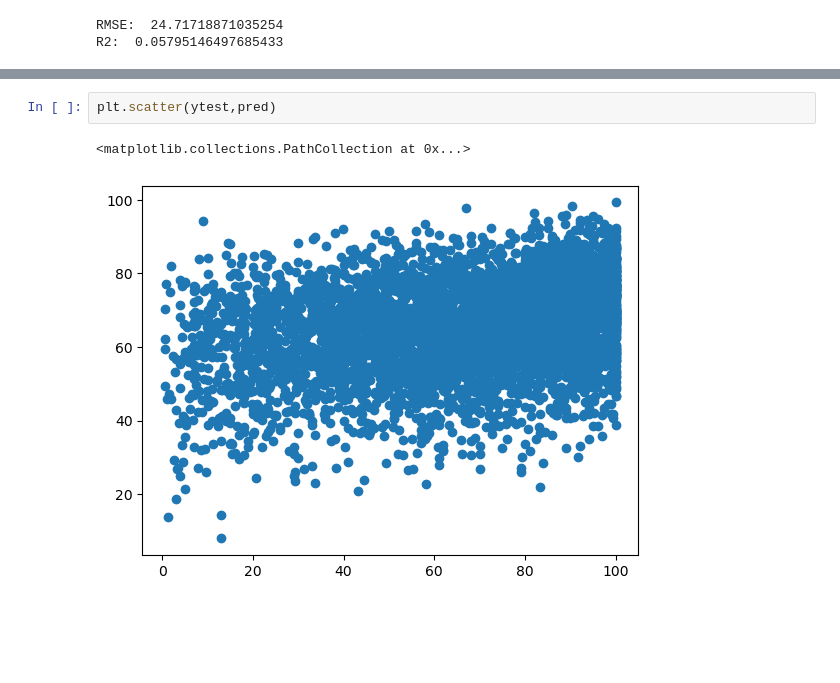
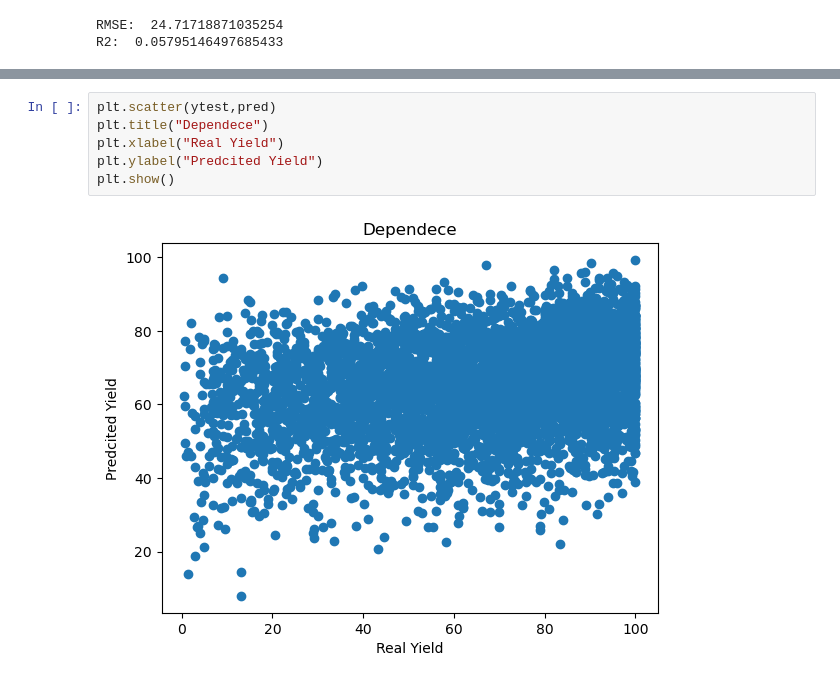
Before and after one commit to MountU0/pict, a Jupyter notebook: model/baseline.ipynb, the cells around one changed output, grey strips where cells are left out. Drawn from its saved outputs; the diff is of its cells as text; blank space fills up the shorter version.

```diff
--- a/model/baseline.ipynb
+++ b/model/baseline.ipynb
@@ -81,5 +83,8 @@ plt.legend(['true', 'pred'])
-# %%
-plt.scatter(ytest,pred)
-# %% [output]
-<matplotlib.collections.PathCollection at 0x...>
-[figure, removed]
+# %%
+plt.scatter(ytest,pred)
+plt.title("Dependece")
+plt.xlabel("Real Yield")
+plt.ylabel("Predcited Yield")
+plt.show()
+# %% [output]
+[figure, added]
```
Also changed, not shown: parts of 1 cell of this notebook, 2 other files.
